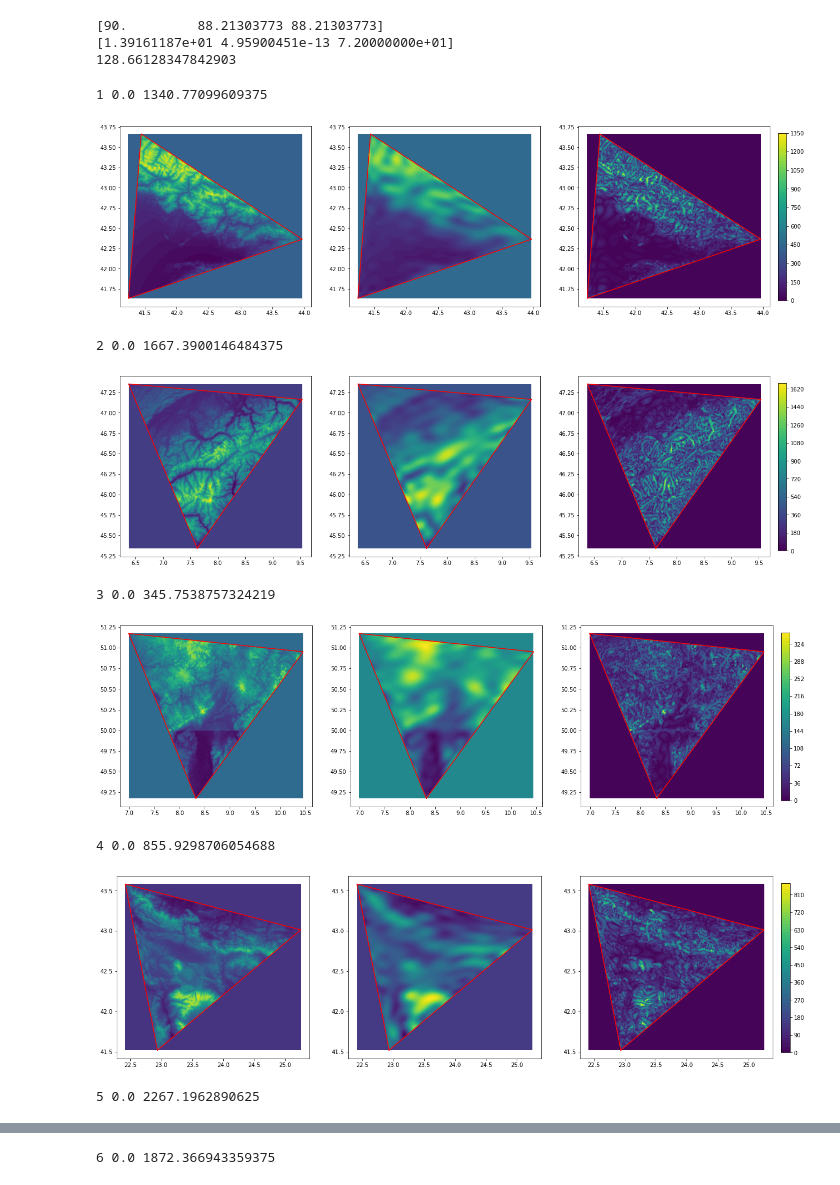
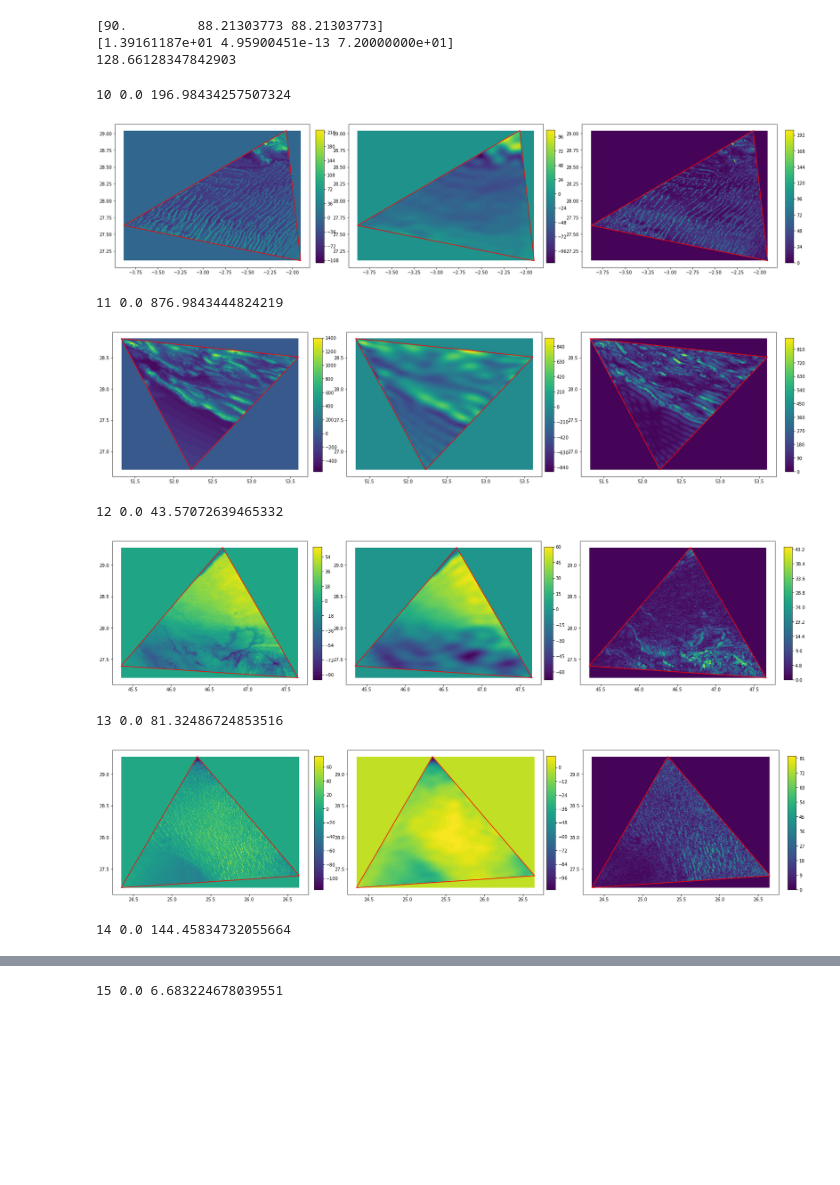
Before and after one commit to ray-chew/CSAM-Fortran, a Jupyter notebook: notebooks/debug_orogsrc.ipynb, the cells around one changed output, grey strips where cells are left out. Cells and saved outputs as stored; diff of their text form; code cells hidden in the pictures; blank space fills up the shorter version.

```diff
--- a/notebooks/debug_orogsrc.ipynb
+++ b/notebooks/debug_orogsrc.ipynb
@@ -82,7 +82,7 @@ def fetch_vwdata_by_idx(datfile,var,lon_centre,lat_centre,lon_vert,lat_vert,link
     # print('Data fetched...')
     return lon_uniq, lat_uniq, topo_2D
 # %%
-sfx = '6'
+sfx = '28deg'
 
 df = nc.Dataset('../data/icon_compact_linked_%s.nc' %sfx)
 
@@ -94,7 +94,7 @@ links = df.variables['links'][:]
 
 df.close()
 
-print(links)
+# print(links)
 
 clat = clat*(180/np.pi)
 clon = clon*(180/np.pi)
@@ -142,10 +142,10 @@ for vid in range(0,nouts):
     # print(lat-lat_grid[:,0])
     # print(lon-lon_grid[0,:])
 
-    plt.contourf(lon,lat,z,60)
-    x = np.append(clon_vertices[vid,:],clon_vertices[vid,0])
-    y = np.append(clat_vertices[vid,:],clat_vertices[vid,0])
-    plt.plot(x,y,'-r')
-    plt.colorbar()
-    plt.show()
+    # plt.contourf(lon,lat,z,60)
+    # x = np.append(clon_vertices[vid,:],clon_vertices[vid,0])
+    # y = np.append(clat_vertices[vid,:],clat_vertices[vid,0])
+    # plt.plot(x,y,'-r')
+    # plt.colorbar()
+    # plt.show()
 # %% [output]
@@ -176,8 +186,9 @@ Wall time: 454 ms
 # %%
-sfx = '6'
+sfx = '28deg'
 df = nc.Dataset('../data/output_%s.nc' %sfx)
 
-for i in range(1,nouts+1):
+# for i in range(1,nouts+1):
+for i in [23,25]:
     name = "topo_%i" %i
     lat_name = "lat_grid_%i" %i
     lon_name = "lon_grid_%i" %i
@@ -185,6 +196,8 @@ for i in range(1,nouts+1):
     data = df.variables[name][:]
     lat_grid = df.variables[lat_name][:]
     lon_grid = df.variables[lon_name][:]
+
+    lon_grid[np.where(lon_grid > 180.0)] -= 360.0
 
     print(data.shape)
 
@@ -239,10 +244,12 @@ print(tri_area(vx,vy))
 [1.39161187e+01 4.95900451e-13 7.20000000e+01]
 128.66128347842903
 # %%
-sfx = '6'
+sfx = '28deg'
+sfx = '28deg_full_hhat_div_ncnd'
+sfx = '28deg'
 df = nc.Dataset('../data/output_%s.nc' %sfx)
 
-for i in range(1,7):
+for i in range(10,16):
     name = "topo_%i" %i
     lat_name = "lat_grid_%i" %i
     lon_name = "lon_grid_%i" %i
@@ -255,43 +262,52 @@ for i in range(1,7):
     topo_grid = df.variables[recon_name][:]
     mask = df.variables[mask_name][:]
 
+    lon_grid[np.where(lon_grid > 180.0)] -= 360.0
+
 #     print(i, data_masked.min(), data_masked.max())
 #     print(i, topo_grid.min(), topo_grid.max())
 
     data_masked = data*mask
     # fig = plt.figure()
     # gs = fig.add_gridspec(1, 2, hspace=0, wspace=0.1)
     # (ax1, ax2) = gs.subplots()
-    fig, (ax1, ax2, ax3) = plt.subplots(1, 3, figsize=(21, 6))
+    fig, (ax1, ax2, ax3) = plt.subplots(1, 3, figsize=(27, 6))
     im1 = ax1.contourf(lon_grid, lat_grid, data_masked, 60)
     vid = i-1
     x = np.append(clon_vertices[vid,:],clon_vertices[vid,0])
     y = np.append(clat_vertices[vid,:],clat_vertices[vid,0])
     ax1.plot(x,y,'-r')
+
+    cbar_ax = fig.add_axes([0.36, 0.15, 0.01, 0.7])
+    fig.colorbar(im1, cax=cbar_ax)
 
     im2 = ax2.contourf(lon_grid, lat_grid, topo_grid, 60)
     ax2.plot(x,y,'-r')
     # cbar_ax = fig.add_axes([0.91, 0.15, 0.01, 0.7])
     # fig.colorbar(im2, cax=cbar_ax)
 
     diff_topo = np.abs(data_masked-topo_grid)
     print(i, diff_topo.min(), diff_topo.max())
     im3 = ax3.contourf(lon_grid, lat_grid, diff_topo, 60)
     ax3.plot(x,y,'-r')
+
+    cbar_ax = fig.add_axes([0.63, 0.15, 0.01, 0.7])
+    fig.colorbar(im2, cax=cbar_ax)
+
     cbar_ax = fig.add_axes([0.91, 0.15, 0.01, 0.7])
     fig.colorbar(im3, cax=cbar_ax)
     plt.show()
 
     print("")
 
 df.close()
 # %% [output]
-1 0.0 1340.77099609375
+10 0.0 196.98434257507324
-[figure, old version]
+[figure, new version]
-2 0.0 1667.3900146484375
+11 0.0 876.9843444824219
-[figure, old version]
+[figure, new version]
-3 0.0 345.7538757324219
+12 0.0 43.57072639465332
-[figure, old version]
+[figure, new version]
-4 0.0 855.9298706054688
+13 0.0 81.32486724853516
-[figure, old version]
+[figure, new version]
-5 0.0 2267.1962890625
+14 0.0 144.45834732055664
@@ -299 +315 @@ df.close()
-6 0.0 1872.366943359375
+15 0.0 6.683224678039551
```
Also changed, not shown: parts of 8 cells of this notebook, 5 other files.
